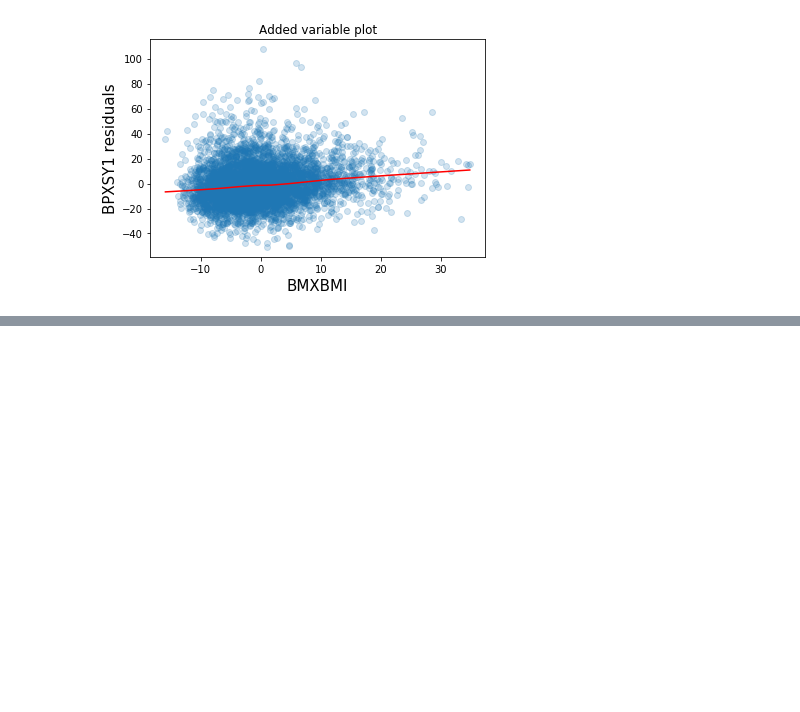
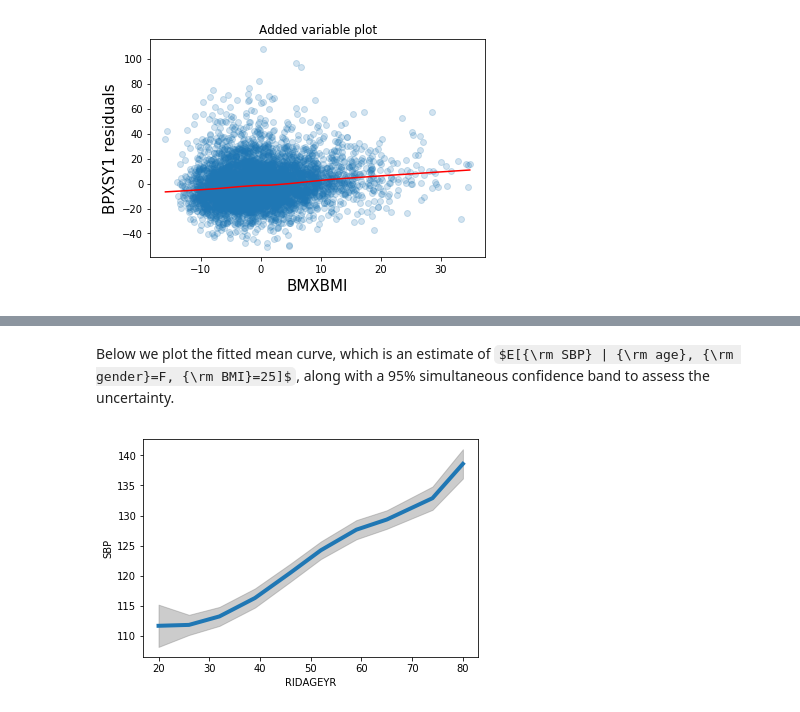
Before and after one commit to Plancks-Constant/cscar-basic-regression, a Jupyter notebook: nhanes.ipynb, the cells around one changed output, grey strips where cells are left out. Drawn from its saved outputs; the diff is of its cells as text; code cells hidden in the pictures; some formulas as TeX source; blank space fills up the shorter version.

```diff
--- a/nhanes.ipynb
+++ b/nhanes.ipynb
@@ -760,2 +764,20 @@ OLS Regression Results
 Warnings:
 [1] Standard Errors assume that the covariance matrix of the errors is correctly specified.
+# %% [markdown]
+Below we plot the fitted mean curve, which is an estimate of
+$E[{\rm SBP} | {\rm age}, {\rm gender}=F, {\rm BMI}=25]$,
+along with a 95% simultaneous confidence band to assess the uncertainty.
+# %%
+del da["RIDAGEYR_z"]
+values = {"RIAGENDRx": "Female", "RIAGENDR": 1, "BMXBMI": 25,
+          "DMDEDUC2": 1, "RIDRETH1": 1, "SMQ020": 1}
+
+pr, cb, fv = predict_functional(result, "RIDAGEYR",
+                values=values, ci_method="simultaneous")
+
+ax = sns.lineplot(fv, pr, lw=4)
+ax.fill_between(fv, cb[:, 0], cb[:, 1], color='grey', alpha=0.4)
+ax.set_xlabel("RIDAGEYR")
+_ = ax.set_ylabel("SBP")
+# %% [output]
+[figure, added]
```
Also changed, not shown: parts of 11 cells of this notebook.
